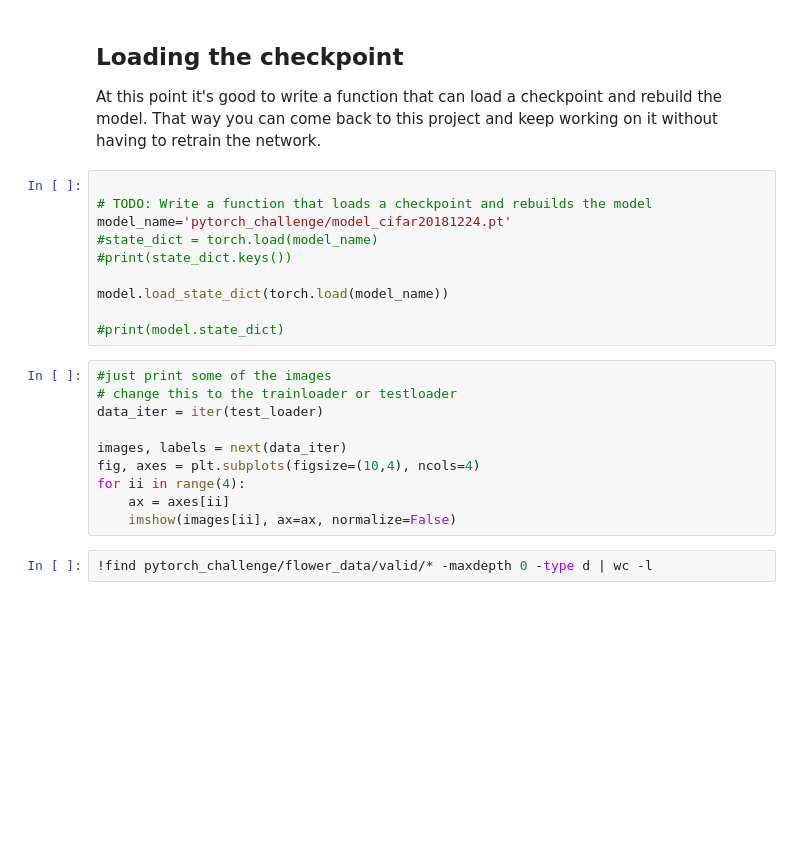
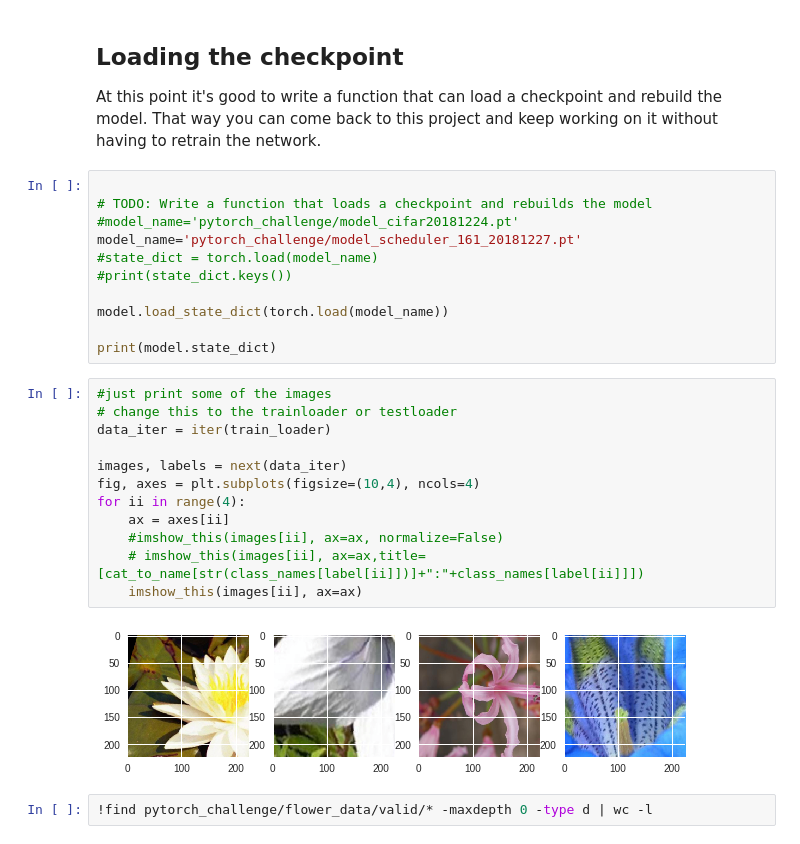
Before and after one commit to perfalcon/pytorch_challenge, a Jupyter notebook: my_files/Image Classifier Project.ipynb, the cells around one changed output. Drawn from its saved outputs; the diff is of its cells as text; blank space fills up the shorter version.

```diff
--- a/my_files/Image Classifier Project.ipynb
+++ b/my_files/Image Classifier Project.ipynb
@@ -541,23 +585,28 @@ At this point it's good to write a function that can load a checkpoint and rebui
 # %%
 
 # TODO: Write a function that loads a checkpoint and rebuilds the model
-model_name='pytorch_challenge/model_cifar20181224.pt'
+#model_name='pytorch_challenge/model_cifar20181224.pt'
+model_name='pytorch_challenge/model_scheduler_161_20181227.pt'
 #state_dict = torch.load(model_name)
 #print(state_dict.keys())
 
 model.load_state_dict(torch.load(model_name))
 
-#print(model.state_dict)
+print(model.state_dict)
 # %%
 #just print some of the images
 # change this to the trainloader or testloader
-data_iter = iter(test_loader)
+data_iter = iter(train_loader)
 
 images, labels = next(data_iter)
 fig, axes = plt.subplots(figsize=(10,4), ncols=4)
 for ii in range(4):
     ax = axes[ii]
-    imshow(images[ii], ax=ax, normalize=False)
+    #imshow_this(images[ii], ax=ax, normalize=False)
+    # imshow_this(images[ii], ax=ax,title=[cat_to_name[str(class_names[label[ii]])]+":"+class_names[label[ii]]])
+    imshow_this(images[ii], ax=ax)
+# %% [output]
+[figure, added]
 # %%
 !find pytorch_challenge/flower_data/valid/* -maxdepth 0 -type d | wc -l
 # %% [output]
```
Also changed, not shown: parts of 19 cells of this notebook.
